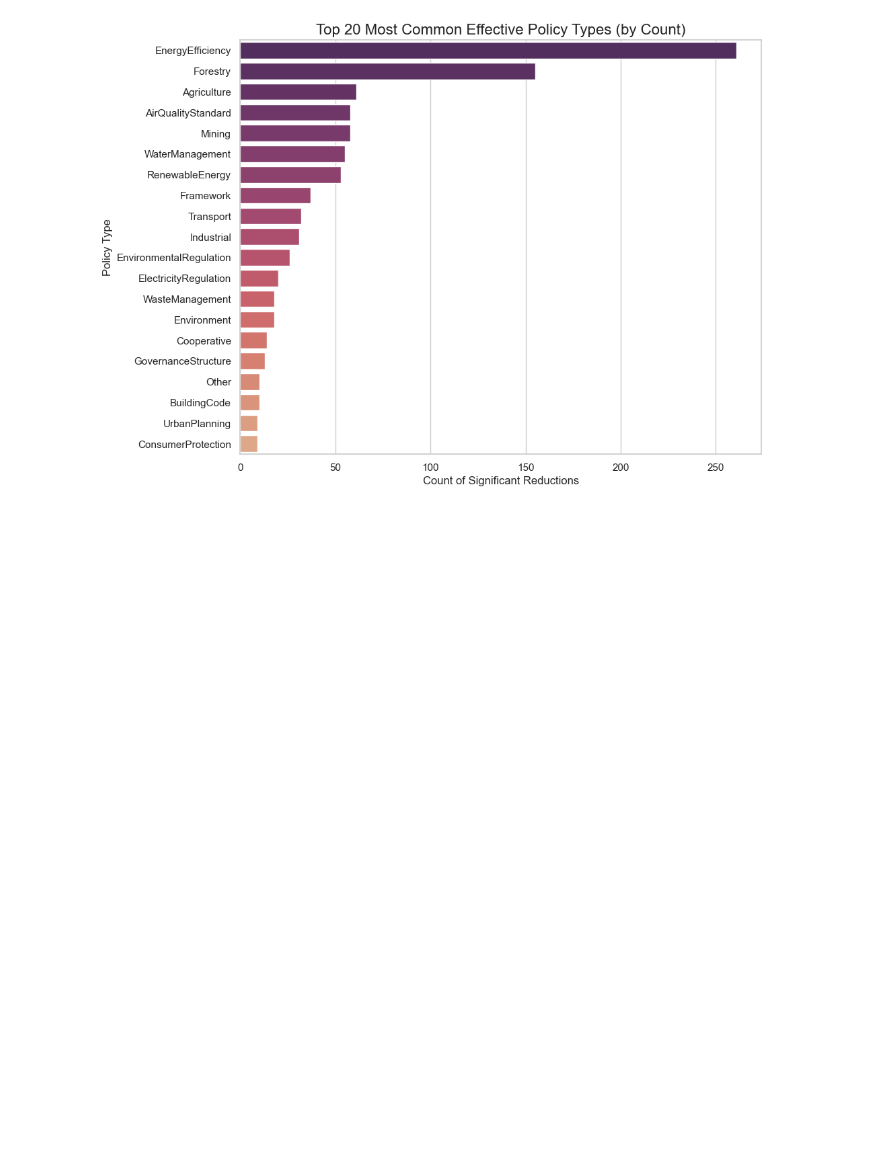
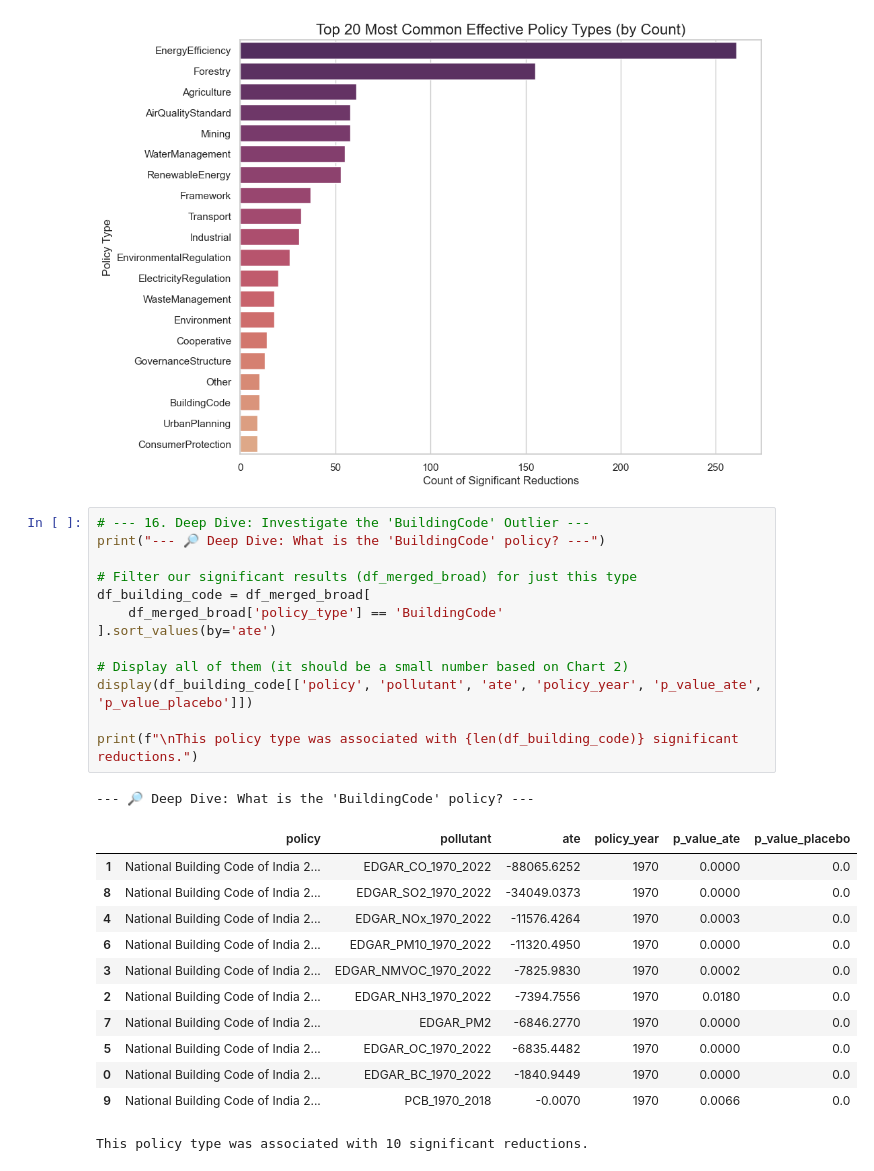
Before and after one commit to Viraj281105/ClimateX, a Jupyter notebook: notebooks/6_Analyze_Impact_Results.ipynb, the cells around one changed output. Saved outputs shown, nothing was run; the diff lists cells and outputs as text; blank space fills up the shorter version.

```diff
--- a/notebooks/6_Analyze_Impact_Results.ipynb
+++ b/notebooks/6_Analyze_Impact_Results.ipynb
@@ -369,3 +369,30 @@ Passing `palette` without assigning `hue` is deprecated and will be removed in v
 
   sns.barplot(
 [figure]
+# %%
+# --- 16. Deep Dive: Investigate the 'BuildingCode' Outlier ---
+print("--- 🔎 Deep Dive: What is the 'BuildingCode' policy? ---")
+
+# Filter our significant results (df_merged_broad) for just this type
+df_building_code = df_merged_broad[
+    df_merged_broad['policy_type'] == 'BuildingCode'
+].sort_values(by='ate')
+
+# Display all of them (it should be a small number based on Chart 2)
+display(df_building_code[['policy', 'pollutant', 'ate', 'policy_year', 'p_value_ate', 'p_value_placebo']])
+
+print(f"\nThis policy type was associated with {len(df_building_code)} significant reductions.")
+# %% [output]
+--- 🔎 Deep Dive: What is the 'BuildingCode' policy? ---
+|  | policy | pollutant | ate | policy_year | p_value_ate | p_value_placebo |
+| 1 | National Building Code of India 2... | EDGAR_CO_1970_2022 | -88065.6252 | 1970 | 0.0000 | 0.0 |
+| 8 | National Building Code of India 2... | EDGAR_SO2_1970_2022 | -34049.0373 | 1970 | 0.0000 | 0.0 |
+| 4 | National Building Code of India 2... | EDGAR_NOx_1970_2022 | -11576.4264 | 1970 | 0.0003 | 0.0 |
+| 6 | National Building Code of India 2... | EDGAR_PM10_1970_2022 | -11320.4950 | 1970 | 0.0000 | 0.0 |
+| 3 | National Building Code of India 2... | EDGAR_NMVOC_1970_2022 | -7825.9830 | 1970 | 0.0002 | 0.0 |
+| 2 | National Building Code of India 2... | EDGAR_NH3_1970_2022 | -7394.7556 | 1970 | 0.0180 | 0.0 |
+| 7 | National Building Code of India 2... | EDGAR_PM2 | -6846.2770 | 1970 | 0.0000 | 0.0 |
+| 5 | National Building Code of India 2... | EDGAR_OC_1970_2022 | -6835.4482 | 1970 | 0.0000 | 0.0 |
+| 0 | National Building Code of India 2... | EDGAR_BC_1970_2022 | -1840.9449 | 1970 | 0.0000 | 0.0 |
+| 9 | National Building Code of India 2... | PCB_1970_2018 | -0.0070 | 1970 | 0.0066 | 0.0 |
+This policy type was associated with 10 significant reductions.
```
Also changed, not shown: parts of 3 cells of this notebook.
